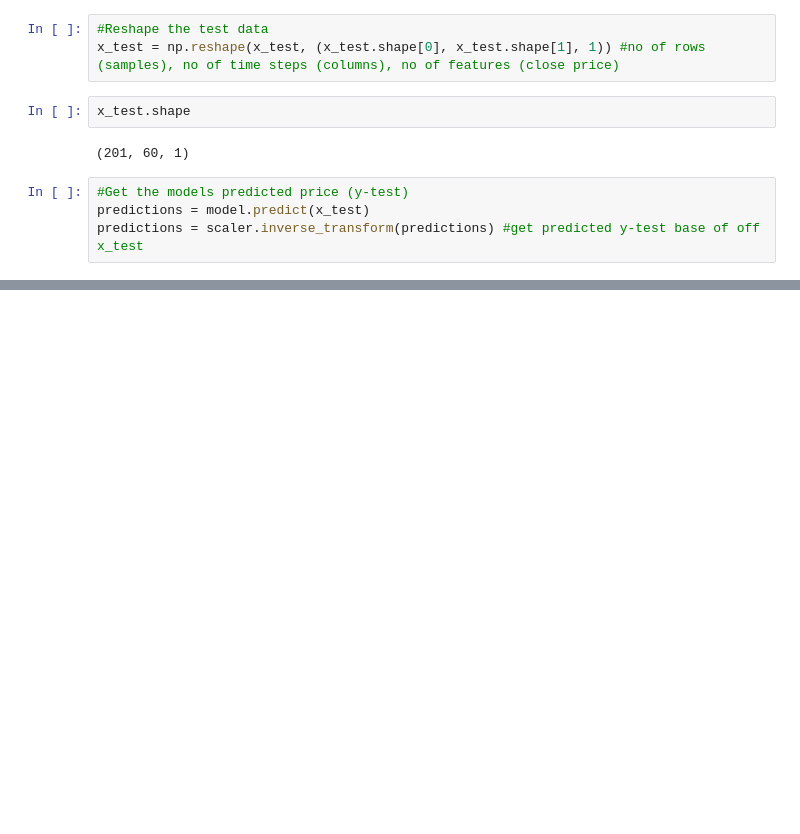
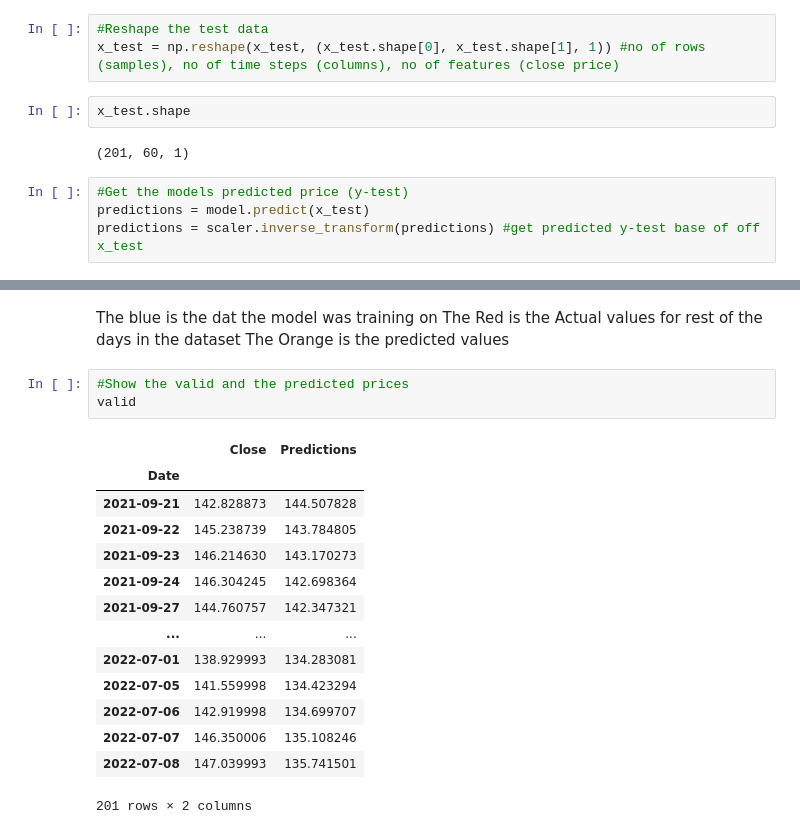
Before and after one commit to olexy/da_ds_ml, a Jupyter notebook: Apple_Stock_Prediction.ipynb, the cells around one changed output, grey strips where cells are left out. Saved outputs shown, nothing was run; the diff lists cells and outputs as text; blank space fills up the shorter version.

```diff
--- a/Apple_Stock_Prediction.ipynb
+++ b/Apple_Stock_Prediction.ipynb
@@ -198,0 +221,22 @@ rmse
+# %% [markdown]
+The blue is the dat the model was training on
+The Red is the Actual values for rest of the days in the dataset
+The Orange is the predicted values
+# %%
+#Show the valid and the predicted prices
+valid
+# %% [output]
+|  | Close | Predictions |
+| Date |  |  |
+| 2021-09-21 | 142.828873 | 144.507828 |
+| 2021-09-22 | 145.238739 | 143.784805 |
+| 2021-09-23 | 146.214630 | 143.170273 |
+| 2021-09-24 | 146.304245 | 142.698364 |
+| 2021-09-27 | 144.760757 | 142.347321 |
+| ... | ... | ... |
+| 2022-07-01 | 138.929993 | 134.283081 |
+| 2022-07-05 | 141.559998 | 134.423294 |
+| 2022-07-06 | 142.919998 | 134.699707 |
+| 2022-07-07 | 146.350006 | 135.108246 |
+| 2022-07-08 | 147.039993 | 135.741501 |
+201 rows × 2 columns
```
Also changed, not shown: parts of 7 cells of this notebook.
